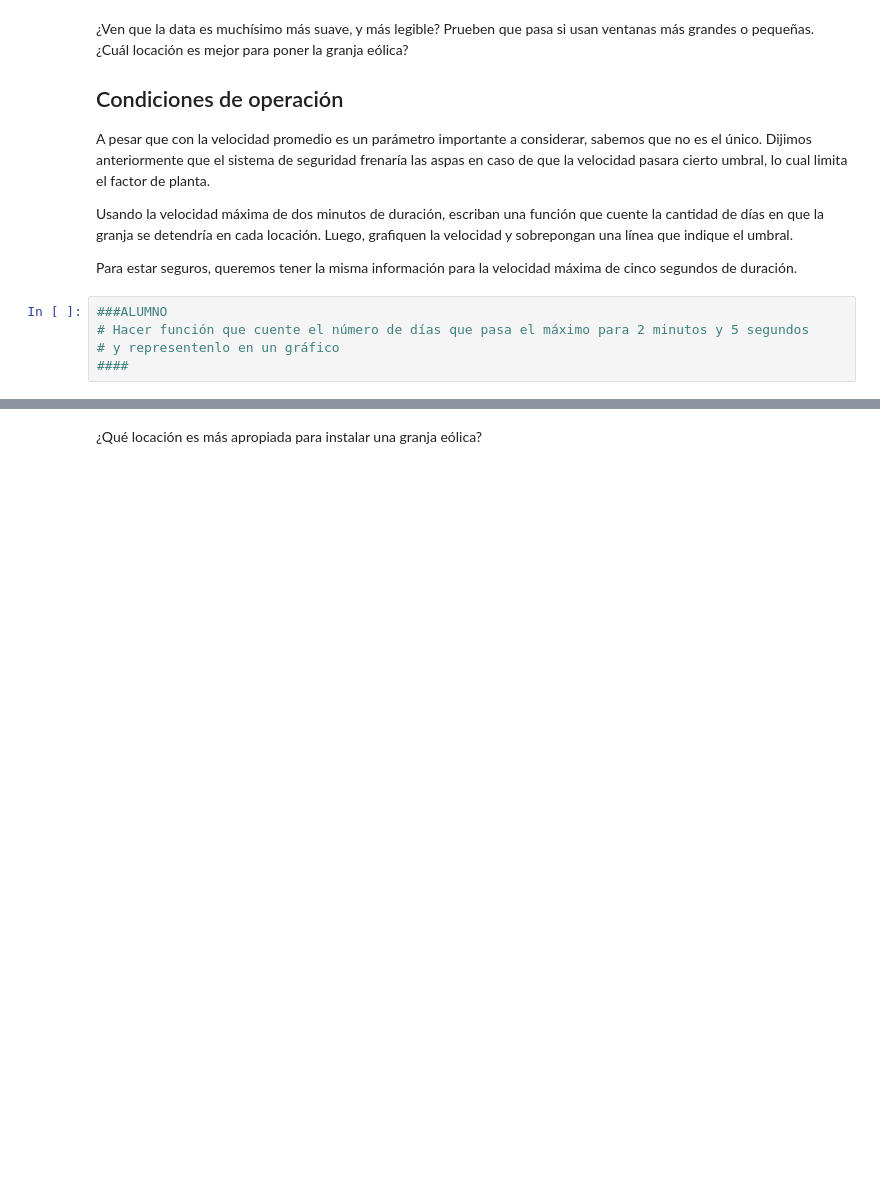
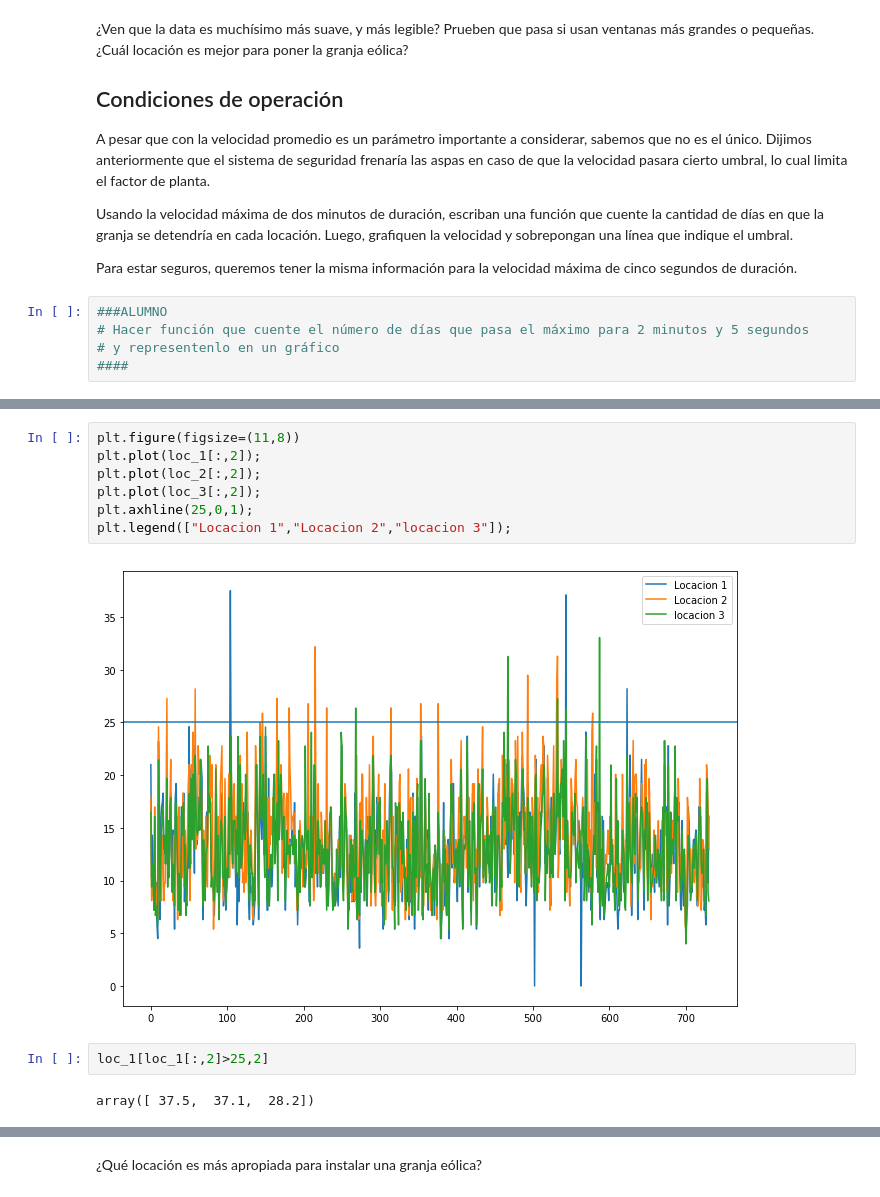
Before and after one commit to eduardoteuber/mec223_laboratorios, a Jupyter notebook: Lab_01/intro_python02.ipynb, the cells around one changed output, grey strips where cells are left out. Saved outputs shown, nothing was run; the diff lists cells and outputs as text; blank space fills up the shorter version.

```diff
--- a/Lab_01/intro_python02.ipynb
+++ b/Lab_01/intro_python02.ipynb
@@ -194,0 +278,13 @@ Para estar seguros, queremos tener la misma información para la velocidad máxi
+# %%
+plt.figure(figsize=(11,8))
+plt.plot(loc_1[:,2]);
+plt.plot(loc_2[:,2]);
+plt.plot(loc_3[:,2]);
+plt.axhline(25,0,1);
+plt.legend(["Locacion 1","Locacion 2","locacion 3"]);
+# %% [output]
+[figure, added]
+# %%
+loc_1[loc_1[:,2]>25,2]
+# %% [output]
+array([ 37.5,  37.1,  28.2])
```
Also changed, not shown: parts of 12 cells of this notebook, 1 other file.
